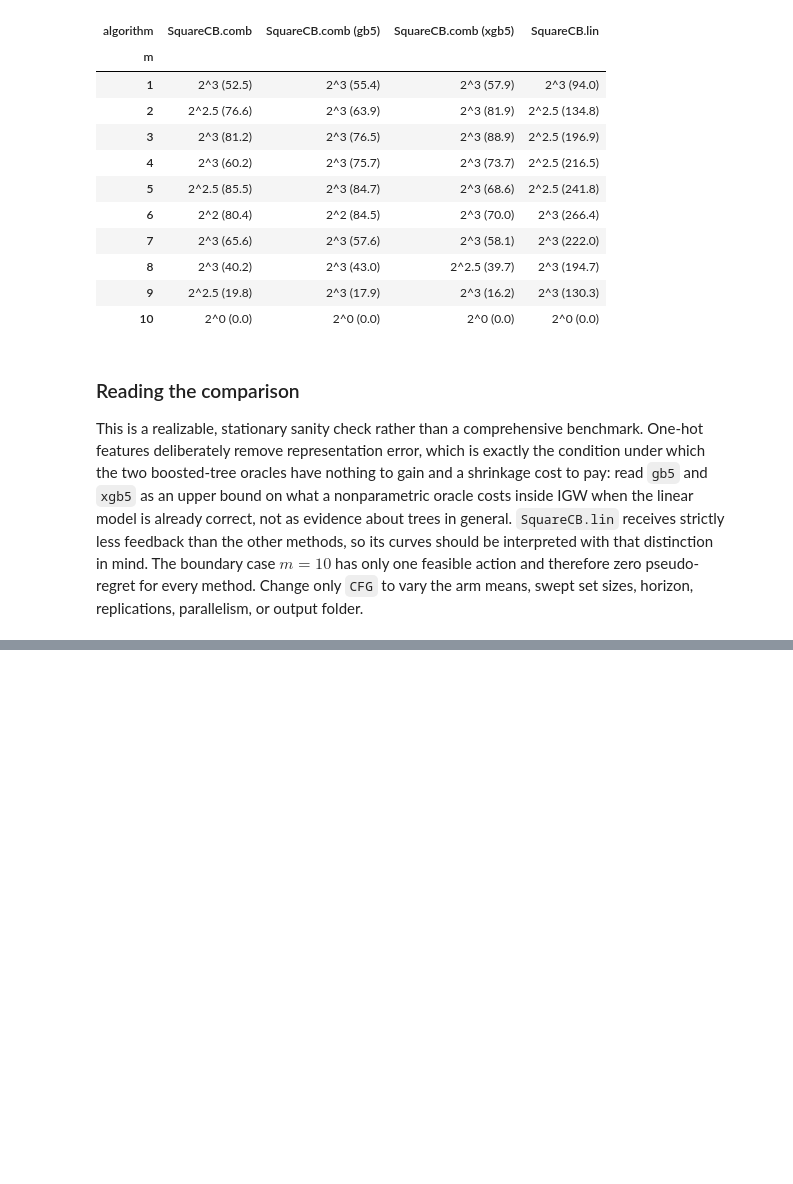
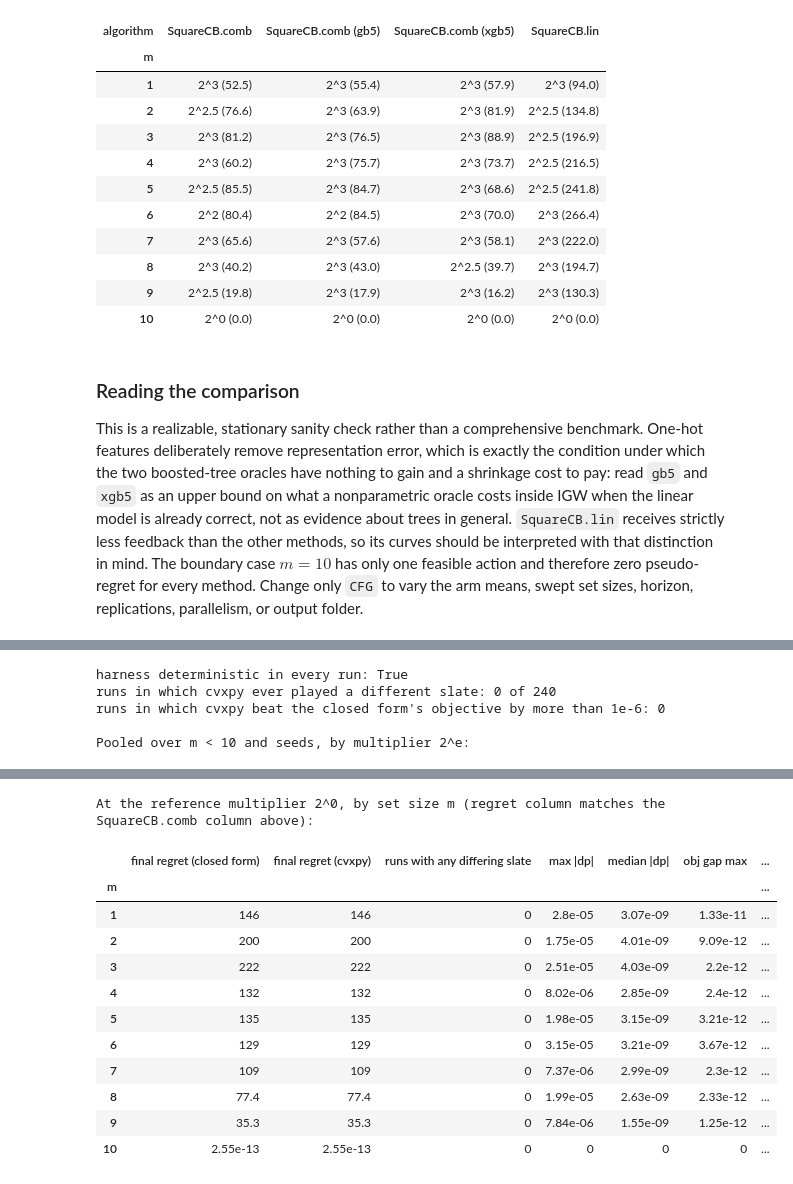
Before and after one commit to MjolnirT/Contextual-Combinatorial-Semi-Bandit, a Jupyter notebook: noncontextual_mset_semibandit.ipynb, the cells around one changed output, grey strips where cells are left out. Drawn from its saved outputs; the diff is of its cells as text; code cells hidden in the pictures; blank space fills up the shorter version.

```diff
--- a/noncontextual_mset_semibandit.ipynb
+++ b/noncontextual_mset_semibandit.ipynb
@@ -50,6 +50,8 @@ class ExperimentConfig:
     seed0: int = 2026
     n_jobs: int = -1
     output_dir: str = "results/noncontextual_mset"
+    # Multipliers 2^e at which the appendix cross-checks the two IGW solver back-ends.
+    solver_check_exponents: tuple = (-3.0, 0.0, 3.0)
 
 
 CFG = ExperimentConfig()
@@ -493,0 +626,38 @@ This is a realizable, stationary sanity check rather than a comprehensive benchm
+# %%
+print("harness deterministic in every run:",
+      bool(solver_check["harness deterministic"].all()))
+print("runs in which cvxpy ever played a different slate:",
+      int((solver_check["rounds slate differs"] > 0).sum()), "of", len(solver_check))
+print("runs in which cvxpy beat the closed form's objective by more than 1e-6:",
+      int((solver_check["obj gap max (cvxpy - closed)"] > 1e-6).sum()))
+
+agg = {"gamma min": ("gamma min", "min"), "gamma max": ("gamma max", "max"),
+       "runs with any differing slate": ("rounds slate differs", lambda s: int((s > 0).sum())),
+       "max |dp|": ("max |dp|", "max"), "median |dp|": ("median |dp|", "median"),
+       "obj gap max": ("obj gap max (cvxpy - closed)", "max"),
+       "obj gap min": ("obj gap min (cvxpy - closed)", "min"),
+       "inaccurate calls (%)": ("inaccurate calls", lambda s: 100 * s.sum() / (len(s) * CFG.T)),
+       "CLARABEL failures (xcheck)": ("CLARABEL failures (xcheck)", "sum"),
+       "CLARABEL failures (cvxpy run)": ("CLARABEL failures (cvxpy run)", "sum"),
+       "ms/call closed form": ("ms/call closed form", "mean"),
+       "ms/call cvxpy": ("ms/call cvxpy", "mean")}
+by_exponent = (solver_check[solver_check.m < len(CFG.means)].groupby("exponent").agg(**agg))
+by_exponent.to_csv(os.path.join(solver_dir, "by_multiplier.csv"))
+
+regret_cols = {"final regret (closed form)": ("final regret (closed form)", "mean"),
+               "final regret (cvxpy)": ("final regret (cvxpy)", "mean")}
+by_m = (solver_check[solver_check.exponent == 0.0].groupby("m")
+        .agg(**regret_cols, **{k: v for k, v in agg.items() if k not in ("gamma min", "gamma max")}))
+by_m.to_csv(os.path.join(solver_dir, "by_m_reference_multiplier.csv"))
+
+with pd.option_context("display.float_format", "{:.3g}".format, "display.width", 200):
+    print(f"\nPooled over m < {len(CFG.means)} and seeds, by multiplier 2^e:")
+    display(by_exponent)
+    print("\nAt the reference multiplier 2^0, by set size m (regret column matches the SquareCB.comb column above):")
+    display(by_m)
+# %% [output]
+harness deterministic in every run: True
+runs in which cvxpy ever played a different slate: 0 of 240
+runs in which cvxpy beat the closed form's objective by more than 1e-6: 0
+
+Pooled over m < 10 and seeds, by multiplier 2^e:
@@ -493,0 +669,13 @@ This is a realizable, stationary sanity check rather than a comprehensive benchm
+At the reference multiplier 2^0, by set size m (regret column matches the SquareCB.comb column above):
+|  | final regret (closed form) | final regret (cvxpy) | runs with any differing slate | max |dp| | median |dp| | obj gap max | ... |
+| m |  |  |  |  |  |  | ... |
+| 1 | 146 | 146 | 0 | 2.8e-05 | 3.07e-09 | 1.33e-11 | ... |
+| 2 | 200 | 200 | 0 | 1.75e-05 | 4.01e-09 | 9.09e-12 | ... |
+| 3 | 222 | 222 | 0 | 2.51e-05 | 4.03e-09 | 2.2e-12 | ... |
+| 4 | 132 | 132 | 0 | 8.02e-06 | 2.85e-09 | 2.4e-12 | ... |
+| 5 | 135 | 135 | 0 | 1.98e-05 | 3.15e-09 | 3.21e-12 | ... |
+| 6 | 129 | 129 | 0 | 3.15e-05 | 3.21e-09 | 3.67e-12 | ... |
+| 7 | 109 | 109 | 0 | 7.37e-06 | 2.99e-09 | 2.3e-12 | ... |
+| 8 | 77.4 | 77.4 | 0 | 1.99e-05 | 2.63e-09 | 2.33e-12 | ... |
+| 9 | 35.3 | 35.3 | 0 | 7.84e-06 | 1.55e-09 | 1.25e-12 | ... |
+| 10 | 2.55e-13 | 2.55e-13 | 0 | 0 | 0 | 0 | ... |
```
Also changed, not shown: parts of 3 cells of this notebook, 4 other files.
